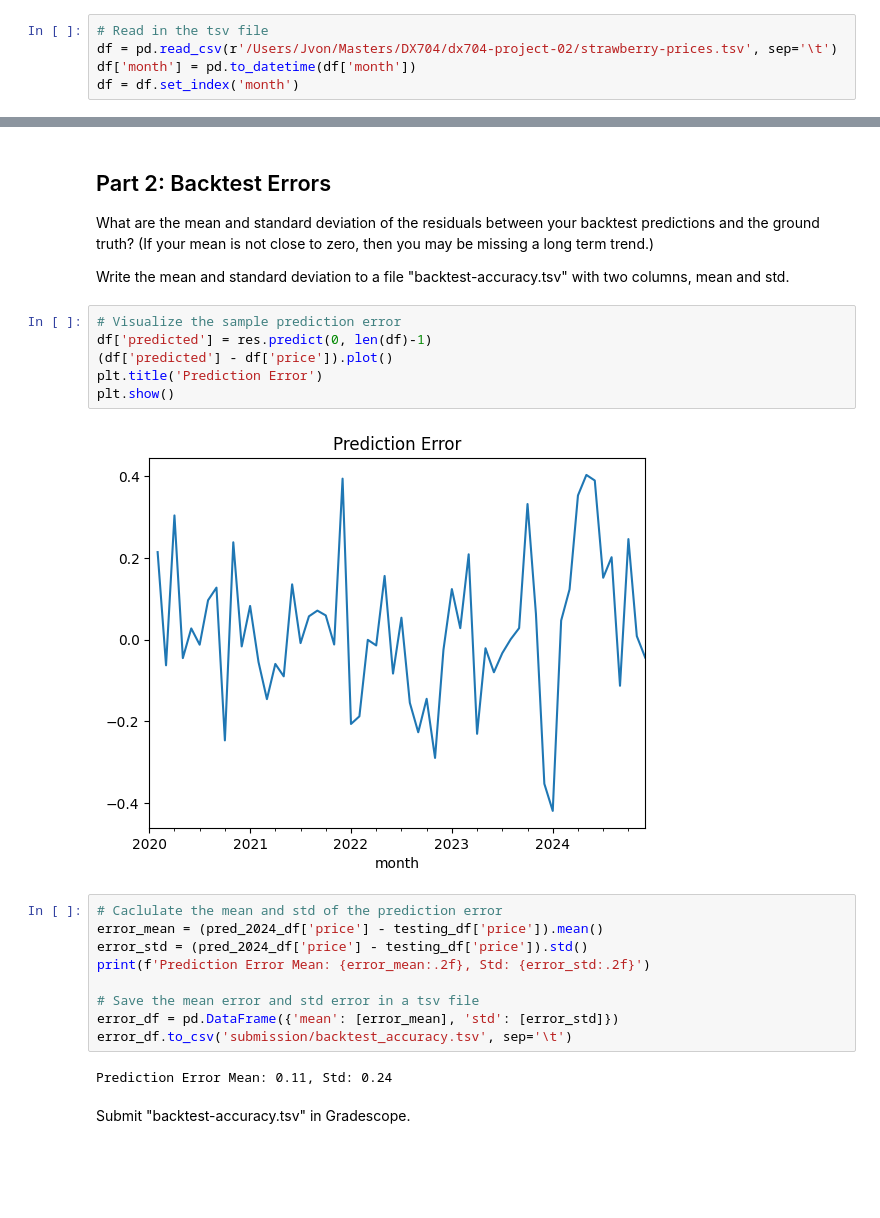
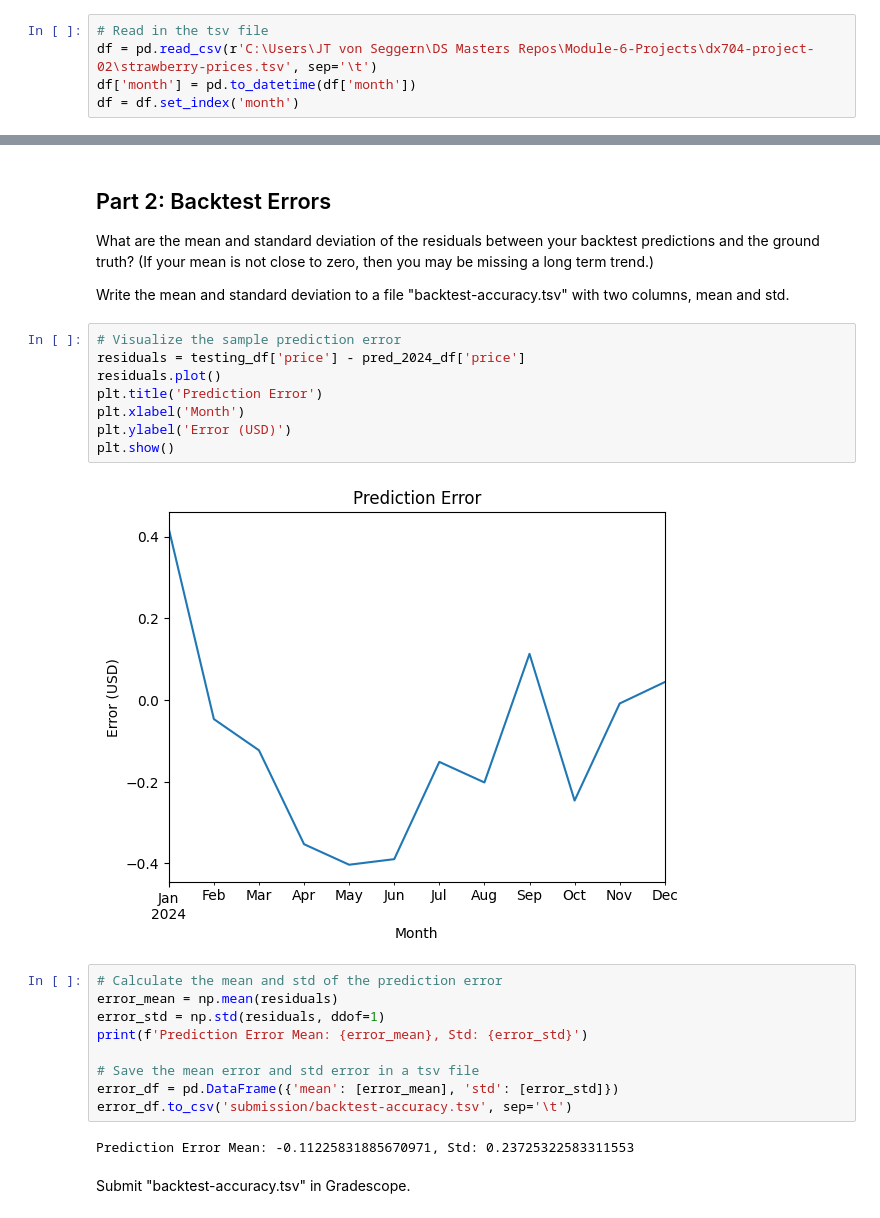
Before and after one commit to jtvon/dx704-project-02, a Jupyter notebook: project.ipynb, the cells around one changed output, grey strips where cells are left out. Drawn from its saved outputs; the diff is of its cells as text; blank space fills up the shorter version.

```diff
--- a/project.ipynb
+++ b/project.ipynb
@@ -46,7 +46,7 @@ import statsmodels.graphics.tsaplots as tsaplots
 from sklearn.metrics import mean_squared_error
 # %%
 # Read in the tsv file
-df = pd.read_csv(r'/Users/Jvon/Masters/DX704/dx704-project-02/strawberry-prices.tsv', sep='\t')
+df = pd.read_csv(r'C:\Users\JT von Seggern\DS Masters Repos\Module-6-Projects\dx704-project-02\strawberry-prices.tsv', sep='\t')
 df['month'] = pd.to_datetime(df['month'])
 df = df.set_index('month')
 # %%
@@ -145,23 +134,25 @@ What are the mean and standard deviation of the residuals between your backtest
 Write the mean and standard deviation to a file "backtest-accuracy.tsv" with two columns, mean and std.
 # %%
 # Visualize the sample prediction error
-df['predicted'] = res.predict(0, len(df)-1)
-(df['predicted'] - df['price']).plot()
+residuals = testing_df['price'] - pred_2024_df['price']
+residuals.plot()
 plt.title('Prediction Error')
+plt.xlabel('Month')
+plt.ylabel('Error (USD)')
 plt.show()
 # %% [output]
-[figure, old version]
+[figure, new version]
 # %%
-# Caclulate the mean and std of the prediction error
-error_mean = (pred_2024_df['price'] - testing_df['price']).mean()
-error_std = (pred_2024_df['price'] - testing_df['price']).std()
-print(f'Prediction Error Mean: {error_mean:.2f}, Std: {error_std:.2f}')
+# Calculate the mean and std of the prediction error
+error_mean = np.mean(residuals)
+error_std = np.std(residuals, ddof=1)
+print(f'Prediction Error Mean: {error_mean}, Std: {error_std}')
 
 # Save the mean error and std error in a tsv file
 error_df = pd.DataFrame({'mean': [error_mean], 'std': [error_std]})
-error_df.to_csv('submission/backtest_accuracy.tsv', sep='\t')
+error_df.to_csv('submission/backtest-accuracy.tsv', sep='\t')
 # %% [output]
-Prediction Error Mean: 0.11, Std: 0.24
+Prediction Error Mean: -0.11225831885670971, Std: 0.23725322583311553
 # %% [markdown]
 Submit "backtest-accuracy.tsv" in Gradescope.
 # %% [markdown]
```
Also changed, not shown: parts of 8 cells of this notebook.
